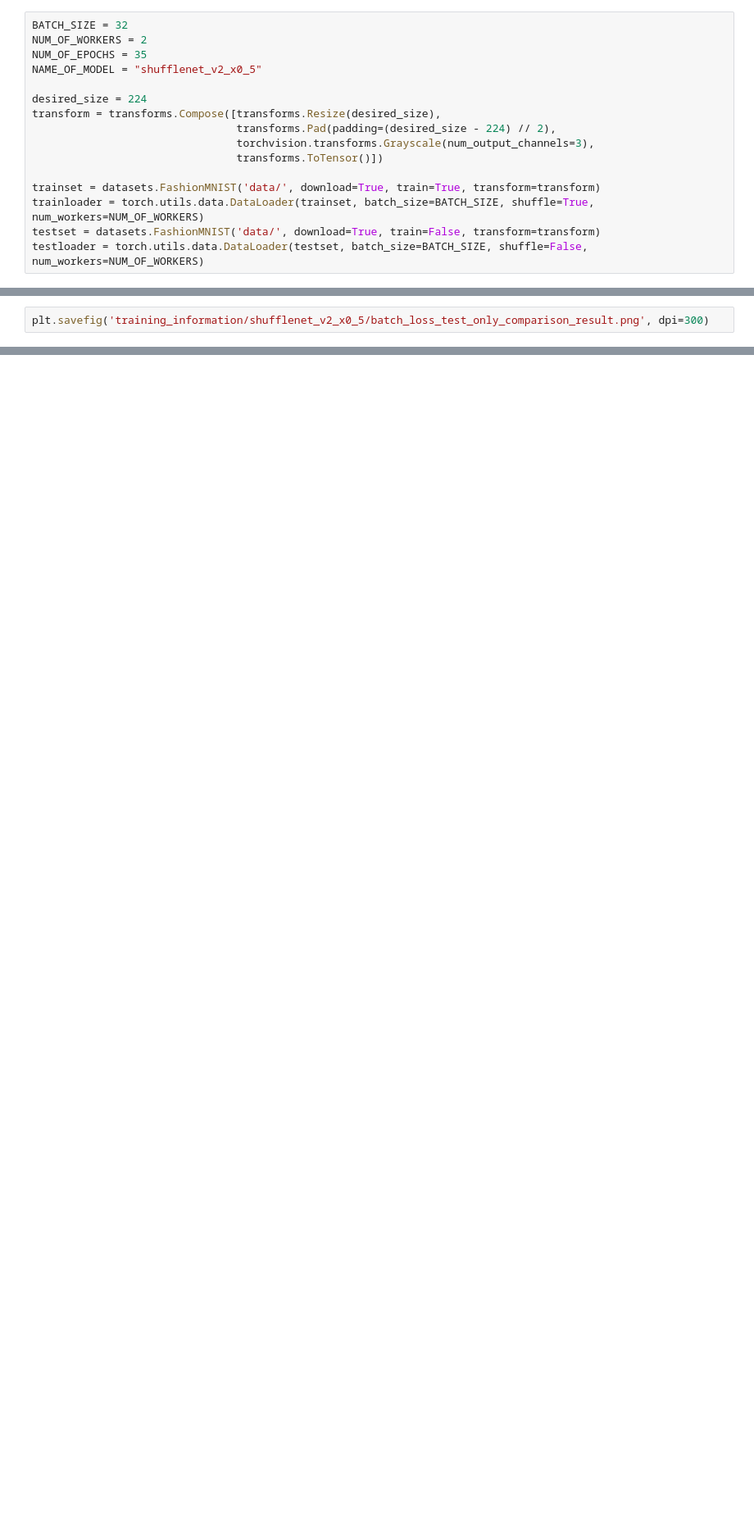
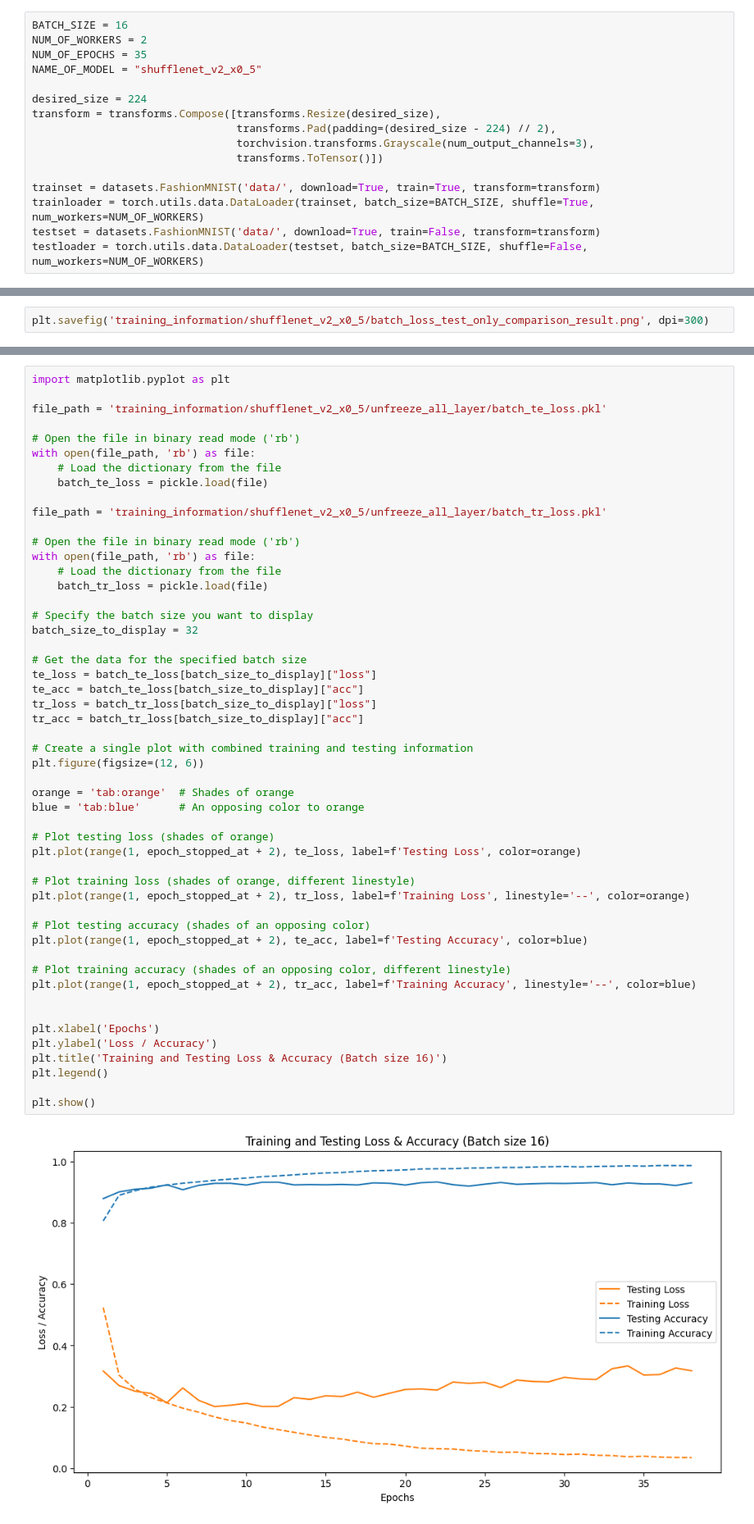
Before and after one commit to AlphaeusNg/Optimizing-FashionMNIST-Apparel-Recognition-Customised-Neural-Network-Architecture-Design, a Jupyter notebook: shuffleNet.ipynb, the cells around one changed output, grey strips where cells are left out. Shown at 82% size. Saved outputs shown, nothing was run; the diff lists cells and outputs as text; blank space fills up the shorter version.

Commit message:
added graphs and reformatted some parts

```diff
--- a/shuffleNet.ipynb
+++ b/shuffleNet.ipynb
@@ -9,7 +9,7 @@ from torchvision.io import read_image
 from torch.utils.data import Dataset
 from tqdm import tqdm
 # %%
-BATCH_SIZE = 32
+BATCH_SIZE = 16
 NUM_OF_WORKERS = 2
 NUM_OF_EPOCHS = 35
 NAME_OF_MODEL = "shufflenet_v2_x0_5"
@@ -322,0 +392,53 @@ plt.savefig('training_information/shufflenet_v2_x0_5/batch_loss_test_only_compar
+# %%
+import matplotlib.pyplot as plt
+
+file_path = 'training_information/shufflenet_v2_x0_5/unfreeze_all_layer/batch_te_loss.pkl'
+
+# Open the file in binary read mode ('rb')
+with open(file_path, 'rb') as file:
+    # Load the dictionary from the file
+    batch_te_loss = pickle.load(file)
+
+file_path = 'training_information/shufflenet_v2_x0_5/unfreeze_all_layer/batch_tr_loss.pkl'
+
+# Open the file in binary read mode ('rb')
+with open(file_path, 'rb') as file:
+    # Load the dictionary from the file
+    batch_tr_loss = pickle.load(file)
+
+# Specify the batch size you want to display
+batch_size_to_display = 32
+
+# Get the data for the specified batch size
+te_loss = batch_te_loss[batch_size_to_display]["loss"]
+te_acc = batch_te_loss[batch_size_to_display]["acc"]
+tr_loss = batch_tr_loss[batch_size_to_display]["loss"]
+tr_acc = batch_tr_loss[batch_size_to_display]["acc"]
+
+# Create a single plot with combined training and testing information
+plt.figure(figsize=(12, 6))
+
+orange = 'tab:orange'  # Shades of orange
+blue = 'tab:blue'      # An opposing color to orange
+
+# Plot testing loss (shades of orange)
+plt.plot(range(1, epoch_stopped_at + 2), te_loss, label=f'Testing Loss', color=orange)
+
+# Plot training loss (shades of orange, different linestyle)
+plt.plot(range(1, epoch_stopped_at + 2), tr_loss, label=f'Training Loss', linestyle='--', color=orange)
+
+# Plot testing accuracy (shades of an opposing color)
+plt.plot(range(1, epoch_stopped_at + 2), te_acc, label=f'Testing Accuracy', color=blue)
+
+# Plot training accuracy (shades of an opposing color, different linestyle)
+plt.plot(range(1, epoch_stopped_at + 2), tr_acc, label=f'Training Accuracy', linestyle='--', color=blue)
+
+
+plt.xlabel('Epochs')
+plt.ylabel('Loss / Accuracy')
+plt.title('Training and Testing Loss & Accuracy (Batch size 16)')
+plt.legend()
+
+plt.show()
+# %% [output]
+[figure, added]
```
Also changed, not shown: parts of 7 cells of this notebook, 1 other file.
